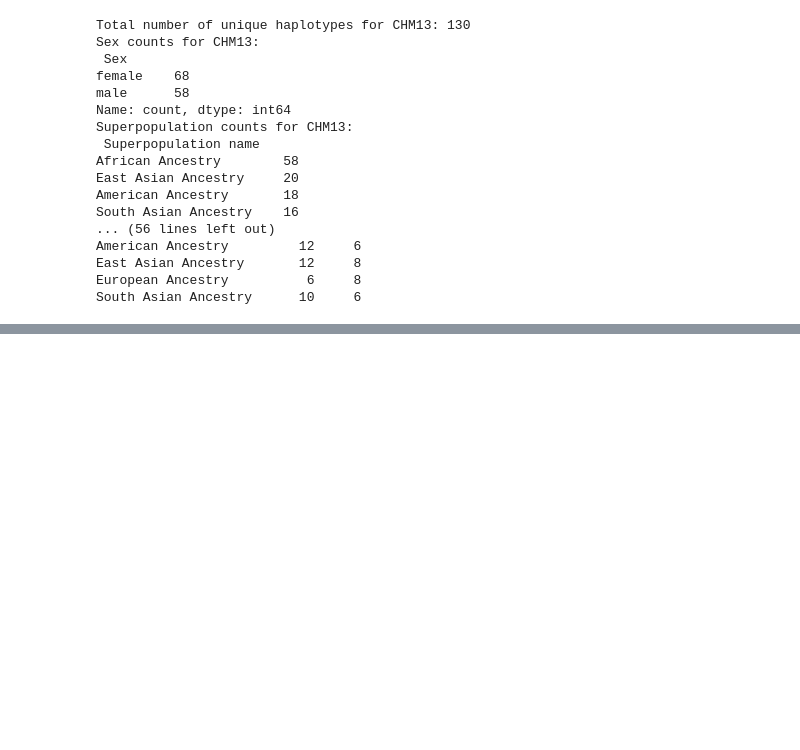
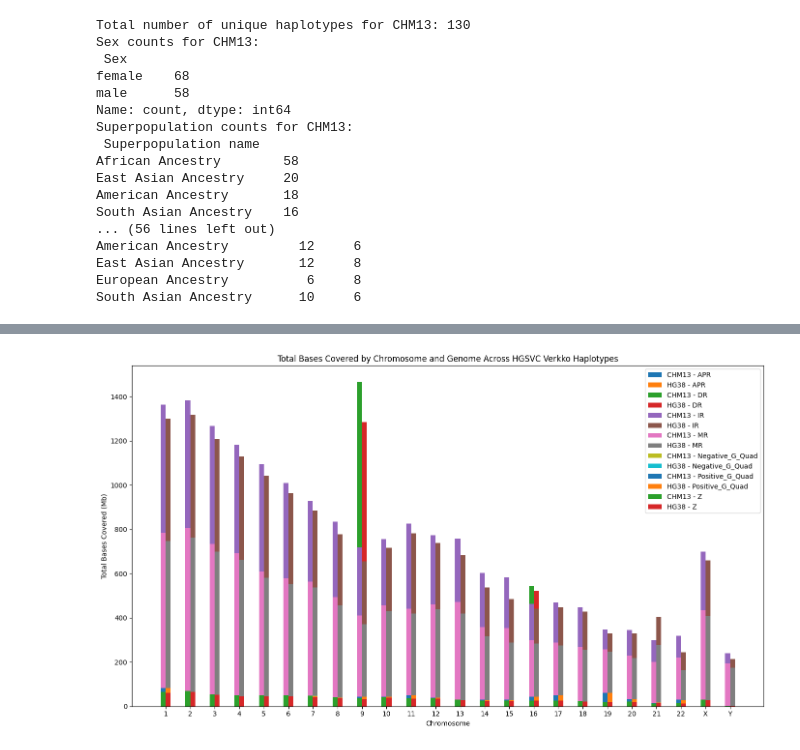
Before and after one commit to alexturcoo/PhasedHapAssembly-nonB, a Jupyter notebook: analysis_scripts/hgsvc_phased_haplotype_analysis_final.ipynb, the cells around one changed output, grey strips where cells are left out. Saved outputs shown, nothing was run; the diff lists cells and outputs as text; code cells hidden in the pictures; blank space fills up the shorter version.

```diff
--- a/analysis_scripts/hgsvc_phased_haplotype_analysis_final.ipynb
+++ b/analysis_scripts/hgsvc_phased_haplotype_analysis_final.ipynb
@@ -192,0 +400,85 @@ KeyError: 'Chromosome'
+# %%
+import pandas as pd
+import matplotlib.pyplot as plt
+
+# Function to load and concatenate data from multiple batches
+def load_data(batches, reference):
+    dfs = []
+    for batch in batches:
+        file_path = f'/home/alextu/scratch/results/summary_stats/{reference}/verkko_batch{batch}_{reference}_collapsed_summary_metrics_chr.csv'
+        df = pd.read_csv(file_path)
+        df['Batch'] = f'Batch{batch}'
+        dfs.append(df)
+    # Load G quadruplex data
+    quad_path = f'/home/alextu/scratch/results/summary_stats/{reference}/verkko_batch123_{reference}_collapsed_quadron_summary_metrics_combined_chr.csv'
+    quad_df = pd.read_csv(quad_path)
+    quad_df['Batch'] = 'Quadron'
+    quad_df['Sample_Haplotype_Chromosome'] = quad_df['Chromosome']  # Aligning column names for uniformity
+    dfs.append(quad_df)
+    return pd.concat(dfs, ignore_index=True)
+
+# Load the dataframes for all batches and references
+batches = [1, 2, 3]
+batch_hg38_chr = load_data(batches, 'hg38')
+batch_chm13_chr = load_data(batches, 'chm13')
+
+# Function to extract total bases covered for different motif types
+def extract_coverage(data, label):
+    data['Chromosome'] = data['Sample_Haplotype_Chromosome'].str.extract(r'(chr[\dXY]+)')[0]
+    coverage = data.groupby(['Chromosome', 'Motif Type']).agg({
+        'Total Bases Covered': 'sum'
+    }).reset_index()
+    coverage['Total Bases Covered (Mb)'] = coverage['Total Bases Covered'] / 1e6  # Convert to Mb
+    coverage['Label'] = label
+    return coverage
+
+# Extract coverage for HG38 and CHM13
+hg38_coverage = extract_coverage(batch_hg38_chr, 'HG38')
+chm13_coverage = extract_coverage(batch_chm13_chr, 'CHM13')
+
+# Function to sort chromosomes
+def sort_chromosomes(df):
+    df['Chromosome'] = df['Chromosome'].str.extract(r'(\d+|X|Y)', expand=False)
+    df['Chromosome'] = pd.Categorical(df['Chromosome'], categories=[str(i) for i in range(1, 23)] + ['X', 'Y'], ordered=True)
+    df = df.sort_values('Chromosome')
+    return df
+
+# Sort chromosomes for HG38 and CHM13 data
+hg38_coverage = sort_chromosomes(hg38_coverage)
+chm13_coverage = sort_chromosomes(chm13_coverage)
+
+# Function to plot vertical stacked bars with total bases covered in Mb
+def plot_stacked_bars(ax, data1, data2, title):
+    chromosomes = data1['Chromosome'].cat.categories
+    motif_types = pd.concat([data1, data2])['Motif Type'].unique()
+    x = range(len(chromosomes))  # x positions for the bars
+    width = 0.4  # width of each bar
+
+    # Loop through each motif type
+    for motif in motif_types:
+        chm13_values = data1[data1['Motif Type'] == motif].set_index('Chromosome')['Total Bases Covered (Mb)'].reindex(chromosomes, fill_value=0)
+        hg38_values = data2[data2['Motif Type'] == motif].set_index('Chromosome')['Total Bases Covered (Mb)'].reindex(chromosomes, fill_value=0)
+
+        # Offset positions for CHM13 and HG38
+        chm13_positions = [2 * pos for pos in x]
+        hg38_positions = [2 * pos + 0.4 for pos in x]
+
+        ax.bar(chm13_positions, chm13_values, width, label=f'CHM13 - {motif}', edgecolor='none')
+        ax.bar(hg38_positions, hg38_values, width, label=f'HG38 - {motif}', edgecolor='none')
+
+    ax.set_title(title)
+    ax.set_xticks([2 * pos + 0.2 for pos in x])
+    ax.set_xticklabels(chromosomes)
+    ax.legend()
+
+# Plotting
+fig, ax = plt.subplots(figsize=(14, 8))
+
+plot_stacked_bars(ax, chm13_coverage, hg38_coverage, 'Total Bases Covered by Chromosome and Genome Across HGSVC Verkko Haplotypes')
+
+ax.set_ylabel('Total Bases Covered (Mb)')
+ax.set_xlabel('Chromosome')
+plt.tight_layout()
+plt.show()
+# %% [output]
+[figure, added]
```
Also changed, not shown: parts of 10 cells of this notebook, 5 other files.
